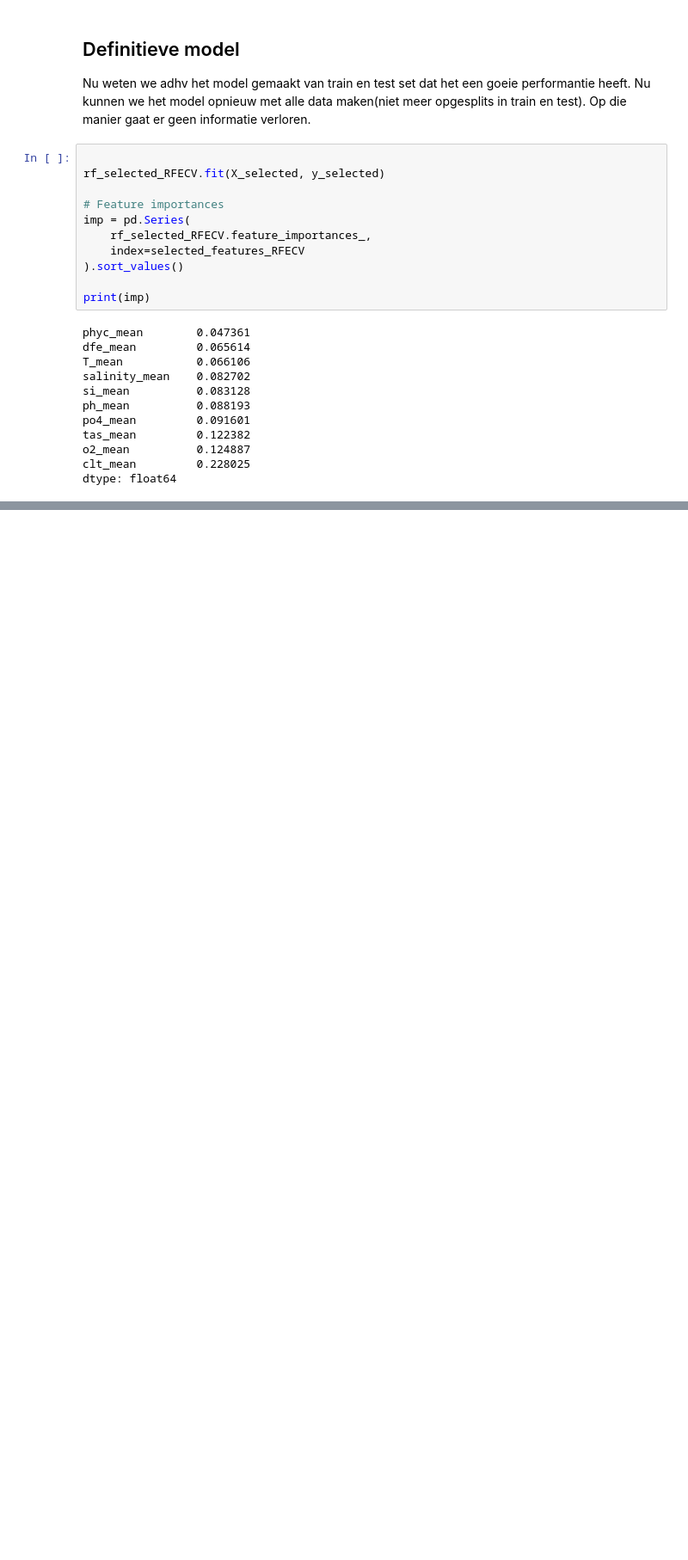
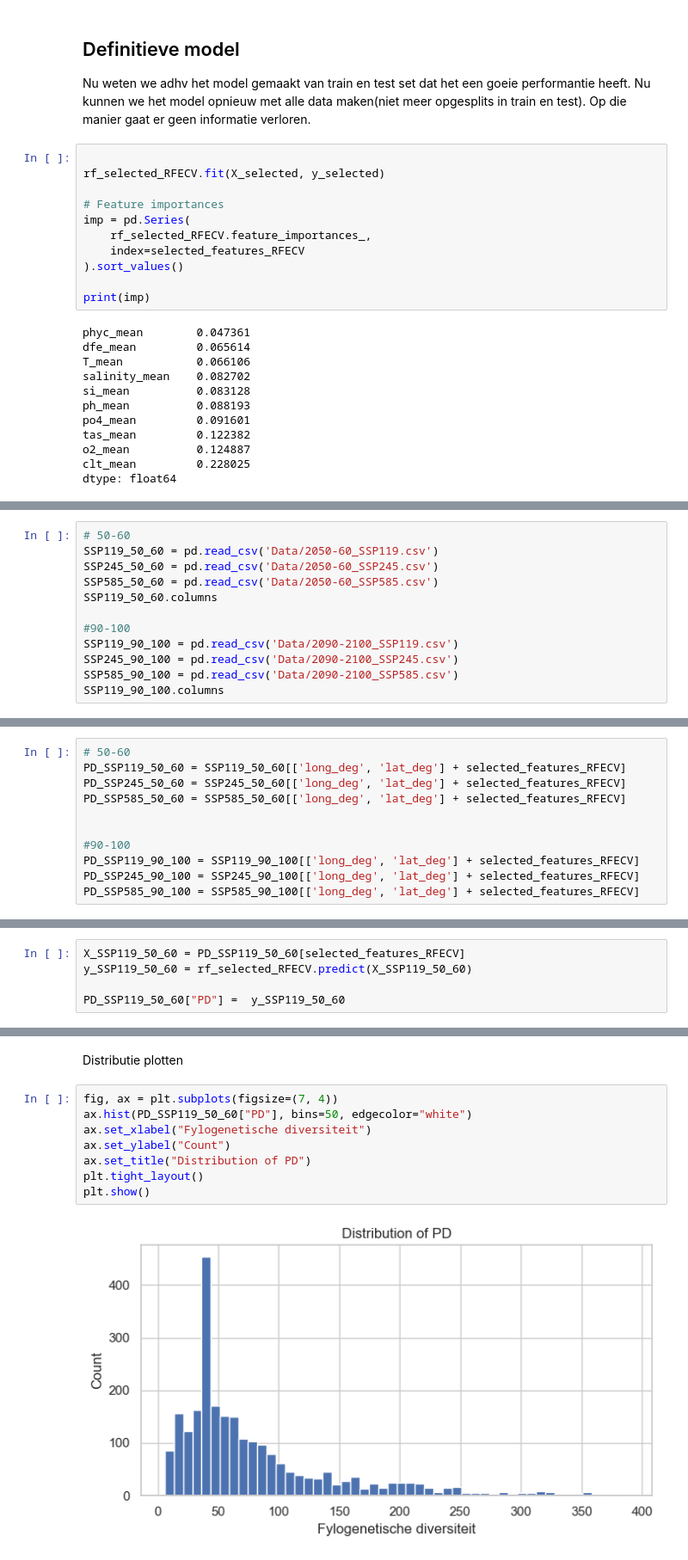
Before and after one commit to KatoMonteyne/Bachelorproef, a Jupyter notebook: Model PD.ipynb, the cells around one changed output, grey strips where cells are left out. Shown at 86% size. Saved outputs shown, nothing was run; the diff lists cells and outputs as text; blank space fills up the shorter version.

```diff
--- a/Model PD.ipynb
+++ b/Model PD.ipynb
@@ -895,0 +849,12 @@ fig.show()
+# %%
+# 50-60
+SSP119_50_60 = pd.read_csv('Data/2050-60_SSP119.csv')
+SSP245_50_60 = pd.read_csv('Data/2050-60_SSP245.csv')
+SSP585_50_60 = pd.read_csv('Data/2050-60_SSP585.csv')
+SSP119_50_60.columns
+
+#90-100
+SSP119_90_100 = pd.read_csv('Data/2090-2100_SSP119.csv')
+SSP245_90_100 = pd.read_csv('Data/2090-2100_SSP245.csv')
+SSP585_90_100 = pd.read_csv('Data/2090-2100_SSP585.csv')
+SSP119_90_100.columns
@@ -895,0 +870,11 @@ fig.show()
+# %%
+# 50-60
+PD_SSP119_50_60 = SSP119_50_60[['long_deg', 'lat_deg'] + selected_features_RFECV]
+PD_SSP245_50_60 = SSP245_50_60[['long_deg', 'lat_deg'] + selected_features_RFECV]
+PD_SSP585_50_60 = SSP585_50_60[['long_deg', 'lat_deg'] + selected_features_RFECV]
+
+
+#90-100
+PD_SSP119_90_100 = SSP119_90_100[['long_deg', 'lat_deg'] + selected_features_RFECV]
+PD_SSP245_90_100 = SSP245_90_100[['long_deg', 'lat_deg'] + selected_features_RFECV]
+PD_SSP585_90_100 = SSP585_90_100[['long_deg', 'lat_deg'] + selected_features_RFECV]
@@ -895,0 +885,5 @@ fig.show()
+# %%
+X_SSP119_50_60 = PD_SSP119_50_60[selected_features_RFECV]
+y_SSP119_50_60 = rf_selected_RFECV.predict(X_SSP119_50_60)
+
+PD_SSP119_50_60["PD"] =  y_SSP119_50_60
@@ -895,0 +895,12 @@ fig.show()
+# %% [markdown]
+Distributie plotten
+# %%
+fig, ax = plt.subplots(figsize=(7, 4))
+ax.hist(PD_SSP119_50_60["PD"], bins=50, edgecolor="white")
+ax.set_xlabel("Fylogenetische diversiteit")
+ax.set_ylabel("Count")
+ax.set_title("Distribution of PD")
+plt.tight_layout()
+plt.show()
+# %% [output]
+[figure, added]
```
Also changed, not shown: parts of 69 cells of this notebook.
